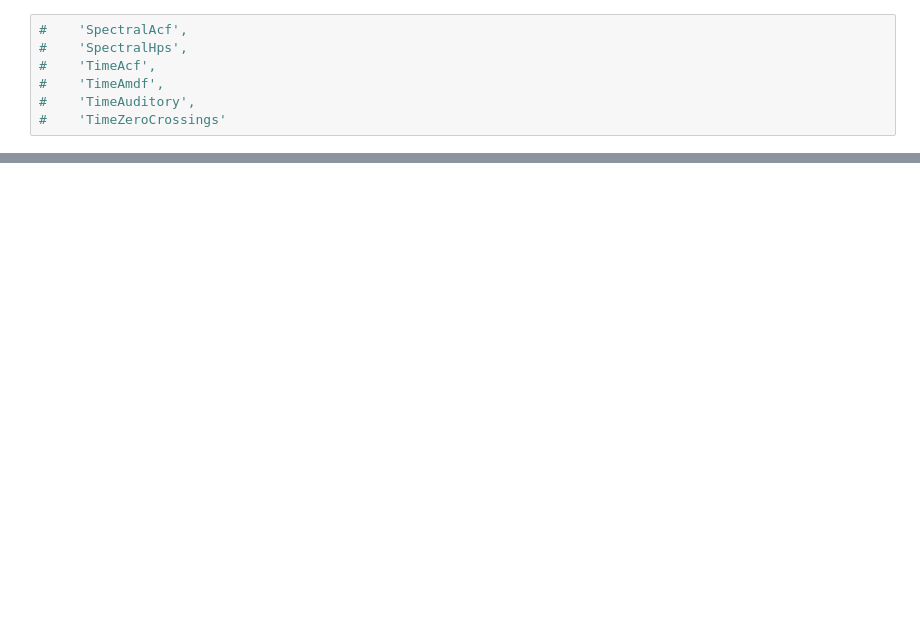
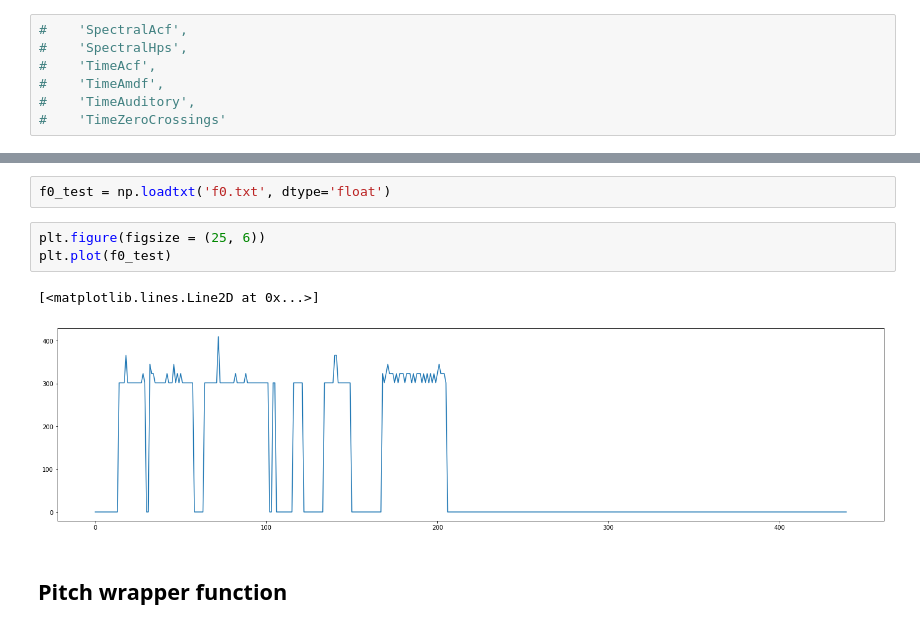
Before and after one commit to jnsaksham/BassBot, a Jupyter notebook: pitch.ipynb, the cells around one changed output, grey strips where cells are left out. Drawn from its saved outputs; the diff is of its cells as text; blank space fills up the shorter version.

```diff
--- a/pitch.ipynb
+++ b/pitch.ipynb
@@ -34,0 +60,10 @@ len(audio)/sr
+# %%
+f0_test = np.loadtxt('f0.txt', dtype='float')
+# %%
+plt.figure(figsize = (25, 6))
+plt.plot(f0_test)
+# %% [output]
+[<matplotlib.lines.Line2D at 0x...>]
+[figure, added]
+# %% [markdown]
+## Pitch wrapper function
```
Also changed, not shown: parts of 10 cells of this notebook, 6 other files.
